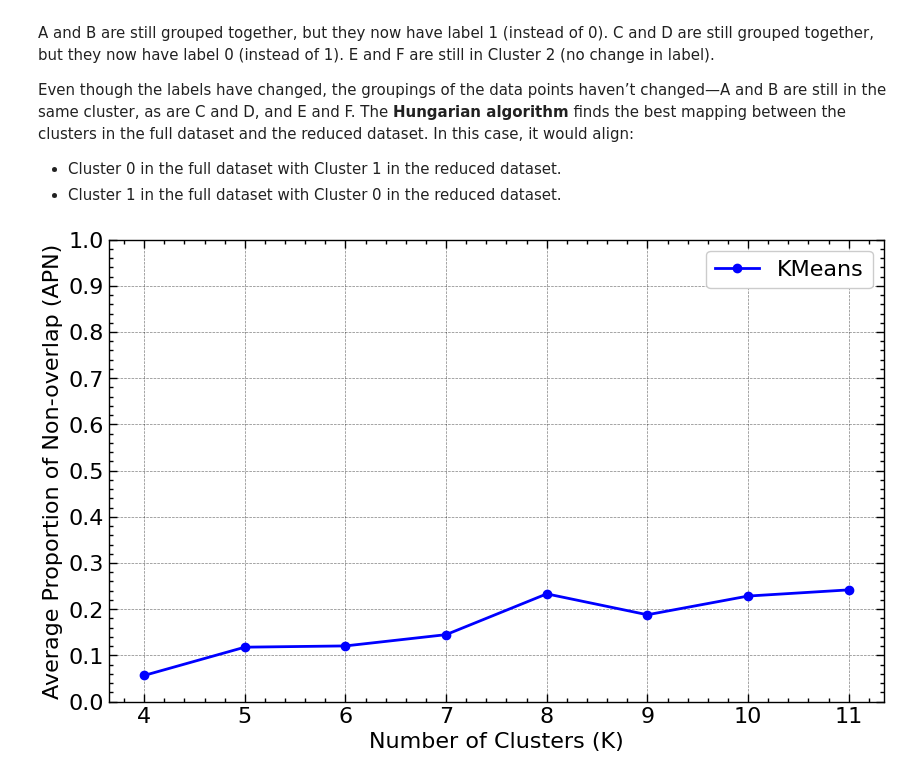
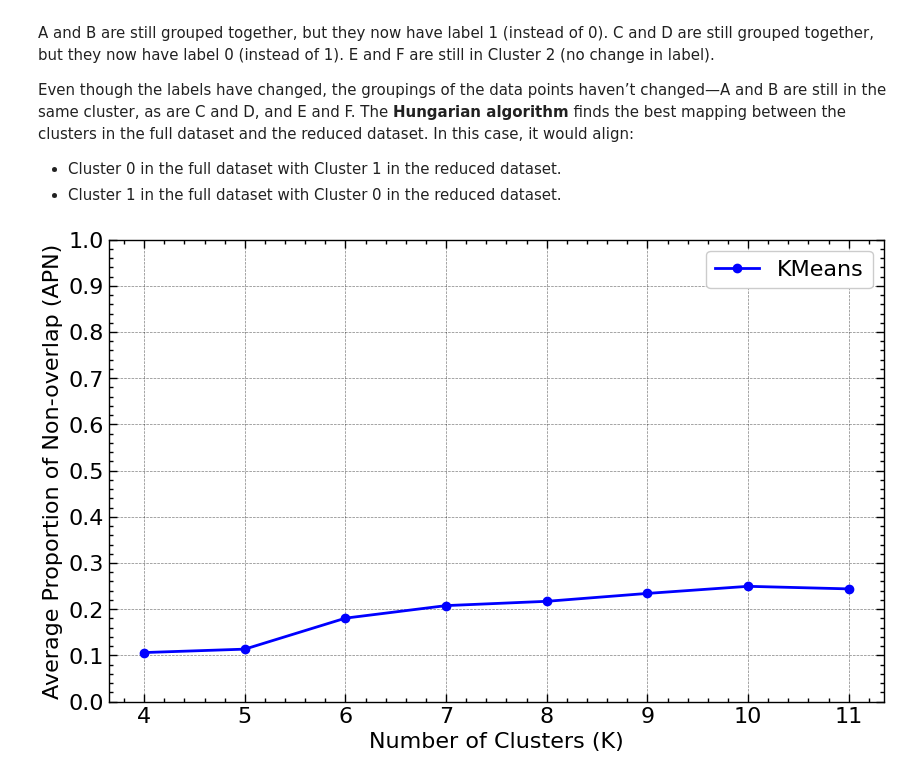
Before and after one commit to MarioPasc/complearn_projects, a Jupyter notebook: Clustering/code/k_means_clustering_sporulaton.ipynb, the cells around one changed output. Cells and saved outputs as stored; diff of their text form; code cells hidden in the pictures.

```diff
--- a/Clustering/code/k_means_clustering_sporulaton.ipynb
+++ b/Clustering/code/k_means_clustering_sporulaton.ipynb
@@ -794,6 +831,7 @@ def compute_cluster_reduced_list(X_full, K, centroids_full, time_point_indices):
     clusters_full = kmeans_full.labels_
 
     clusters_reduced_list = []
+    X_reduced_list = []
 
     # Step 2: For each time point, remove it and run KMeans
     for time_point_index in time_point_indices:
@@ -813,39 +851,36 @@ def compute_cluster_reduced_list(X_full, K, centroids_full, time_point_indices):
         # Run KMeans on the reduced dataset
         kmeans_reduced = KMeans(n_clusters=K, init=centroids_reducted, n_init=1, random_state=42)
         kmeans_reduced.fit(X_reduced)
 
         # Save the cluster labels for this reduced dataset
         clusters_reduced_list.append(kmeans_reduced.labels_)
+        X_reduced_list.append(X_reduced)
 
-    return clusters_full, clusters_reduced_list
+    return clusters_full, clusters_reduced_list, X_reduced_list
+
 
 # Assuming you have your full dataset X_full and the centroids centroids_full
 
 # Define the list of time point indices (for example, if the time points are columns 1 to 5)
 time_point_indices = [0, 1, 2, 3, 4, 5]
 
-# Run the function
-clusters_full, clusters_reduced_list = compute_cluster_reduced_list(X_full=X, K=7, centroids_full=centroids_normalized, time_point_indices=time_point_indices)
-
-# Now you can pass clusters_full and clusters_reduced_list to the average_proportion_non_overlap_from_labels function
-V1_score = average_proportion_non_overlap_from_labels(clusters_full, clusters_reduced_list)
-
 scores = {}
 for k in [4,5,6,7,8,9,10,11]:
-    clusters_full, clusters_reduced_list = compute_cluster_reduced_list(X_full=X, K=k, centroids_full=centroids_normalized, time_point_indices=time_point_indices)
+    clusters_full, clusters_reduced_list, _ = compute_cluster_reduced_list(X_full=data_normalized[data_normalized.columns[1:]].values,
+                                                                        K=k, centroids_full=centroids_normalized, time_point_indices=time_point_indices)
 
     scores[k] = average_proportion_non_overlap_from_labels(clusters_full, clusters_reduced_list)
 
 ks = list(scores.keys())
 apn_values = list(scores.values())
 
 plt.figure(figsize=(10, 6))
 plt.plot(ks, apn_values, marker='o', linestyle='-', color='b', label="KMeans")
 plt.xlabel("Number of Clusters (K)")
 plt.ylabel("Average Proportion of Non-overlap (APN)")
 plt.grid(True)
 plt.yticks(np.arange(0,1.1,0.1))
 plt.legend()
 plt.show()
 # %% [output]
-[figure, old version]
+[figure, new version]
```
Also changed, not shown: parts of 11 cells of this notebook, 1 other file.
